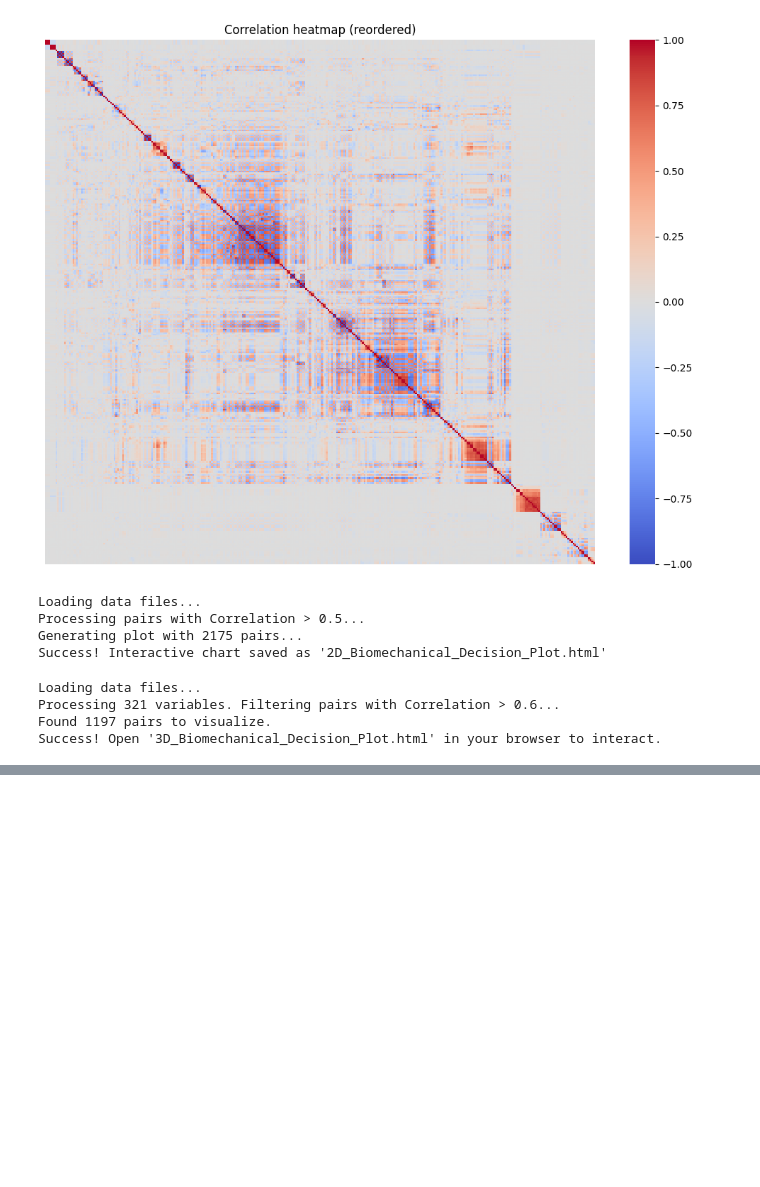
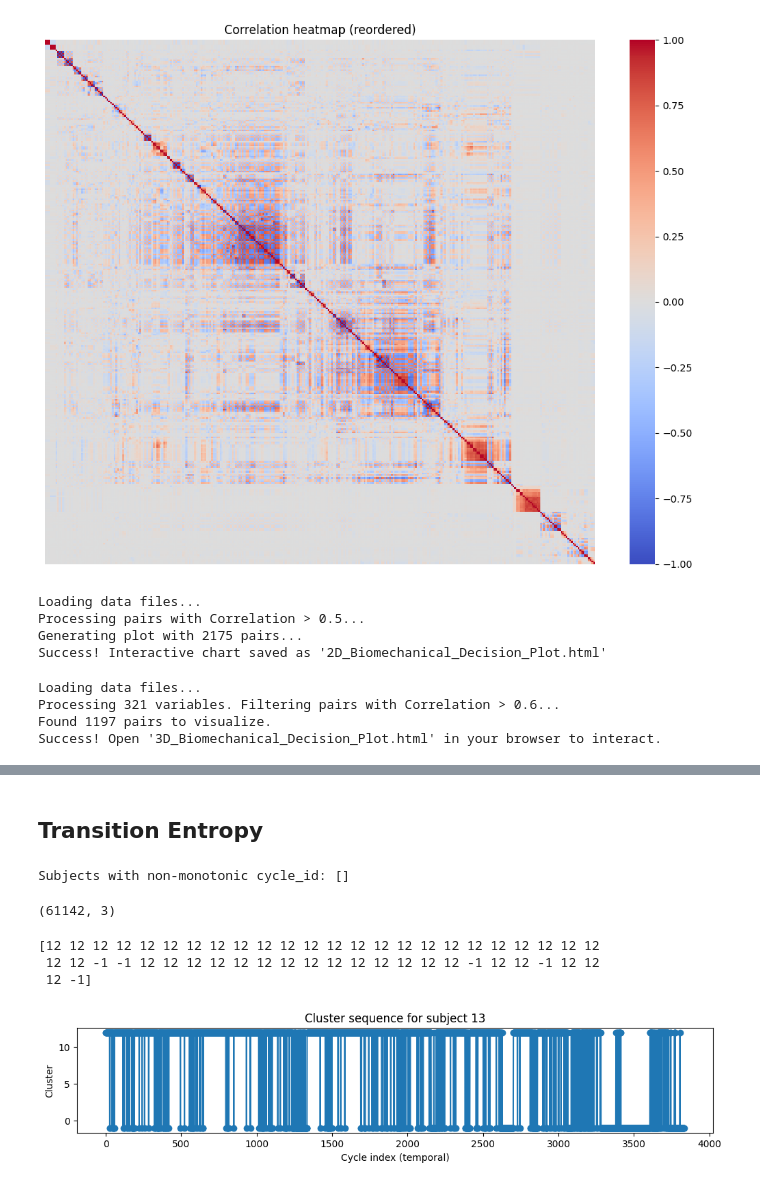
Before and after one commit to carmare13/Gait-Stability, a Jupyter notebook: NoteBooks/Structural_redundancy_raw.ipynb, the cells around one changed output, grey strips where cells are left out. Cells and saved outputs as stored; diff of their text form; code cells hidden in the pictures; blank space fills up the shorter version.

```diff
--- a/NoteBooks/Structural_redundancy_raw.ipynb
+++ b/NoteBooks/Structural_redundancy_raw.ipynb
@@ -1079,0 +1770,11 @@ Success! Open '3D_Biomechanical_Decision_Plot.html' in your browser to interact.
+# %%
+def fkg_activation_var_ratio(x_cycle_nt, fkg_idxs, eps=1e-12):
+    """
+    x_cycle_nt: (T, F) with F=320 (no time), ideally globally standardized
+    returns: scalar in [0, +inf), typically 0..1-ish if standardized
+    """
+    Xf = x_cycle_nt[:, fkg_idxs]
+    Xall = x_cycle_nt
+    vf = np.var(Xf, axis=0).mean()
+    va = np.var(Xall, axis=0).mean()
+    return float(vf / (va + eps))
@@ -1079,0 +2318,45 @@ Success! Open '3D_Biomechanical_Decision_Plot.html' in your browser to interact.
+# %% [markdown]
+## Transition Entropy
+# %%
+
+
+df = pd.DataFrame({
+    "cycle_id": cycle_ids,
+    "subject": subject_ids,
+    "group": true_groups
+})
+
+# check monotonicity per subject
+def check_monotonic(df):
+    bad = []
+    for subj, d in df.groupby("subject"):
+        if not np.all(np.diff(d["cycle_id"].values) >= 0):
+            bad.append(subj)
+    return bad
+
+bad_subjects = check_monotonic(df)
+print("Subjects with non-monotonic cycle_id:", bad_subjects)
+# %% [output]
+Subjects with non-monotonic cycle_id: []
+# %%
+df.shape
+# %% [output]
+(61142, 3)
+# %%
+subj = df["subject"].iloc[30000]
+
+seq = labels[subject_ids == subj]
+
+print(seq[:50])
+
+plt.figure(figsize=(12,2))
+plt.plot(seq, marker='o')
+plt.title(f"Cluster sequence for subject {subj}")
+plt.xlabel("Cycle index (temporal)")
+plt.ylabel("Cluster")
+plt.show()
+# %% [output]
+[12 12 12 12 12 12 12 12 12 12 12 12 12 12 12 12 12 12 12 12 12 12 12 12
+ 12 12 -1 -1 12 12 12 12 12 12 12 12 12 12 12 12 12 12 -1 12 12 -1 12 12
+ 12 -1]
+[figure, added]
```
Also changed, not shown: parts of 30 cells of this notebook, 2 other files.
